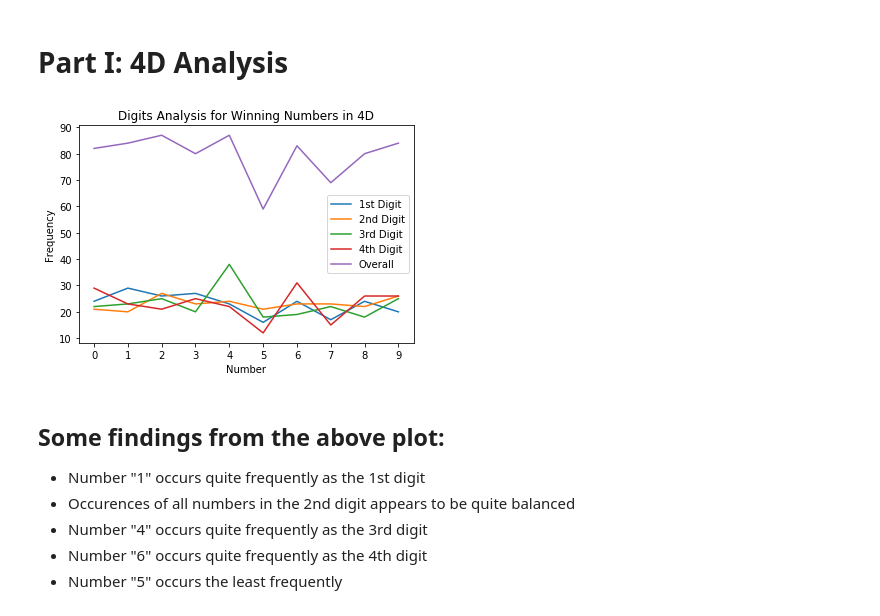
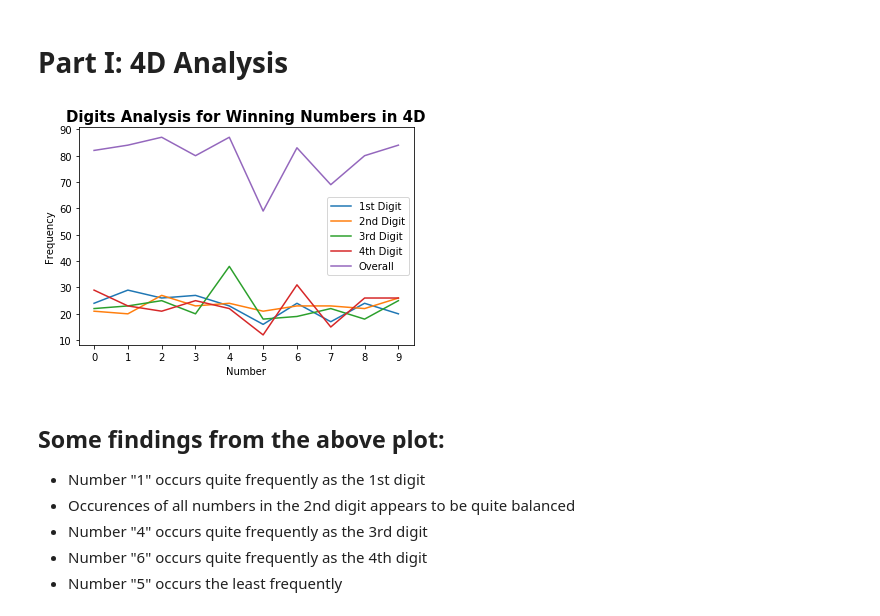
Before and after one commit to yongyct/singapore-pools-analysis, a Jupyter notebook: singapore_pools_analysis.ipynb, the cells around one changed output. Saved outputs shown, nothing was run; the diff lists cells and outputs as text; code cells hidden in the pictures.

```diff
--- a/singapore_pools_analysis.ipynb
+++ b/singapore_pools_analysis.ipynb
@@ -62,12 +75,25 @@ for fd_sppl_id in fd_sppl_ids:
     fd_result_page = requests.get(FD_RESULT_URL + fd_sppl_id)
     fd_result_soup = BeautifulSoup(fd_result_page.content, PARSER_NAME)
 
-    fd_result_dt = datetime.strptime(fd_result_soup.find_all(class_=DRAW_DATE_CLASS)[0].get_text().rpartition(', ')[2], DT_FORMAT)
+    fd_result_dt = datetime.strptime(
+        fd_result_soup.find_all(
+            class_=DRAW_DATE_CLASS
+        )[0].get_text().rpartition(', ')[2],
+        DT_FORMAT
+    )
     fd_result_first_prize = fd_result_soup.find_all(class_=FD_FIRST_PRIZE_CLASS)[0].get_text()
     fd_result_second_prize = fd_result_soup.find_all(class_=FD_SECOND_PRIZE_CLASS)[0].get_text()
     fd_result_third_prize = fd_result_soup.find_all(class_=FD_THIRD_PRIZE_CLASS)[0].get_text()
-    fd_result_starter_prize_list = [fd_prize_num.get_text() for fd_prize_num in fd_result_soup.select(FD_STARTER_PRIZE_CSS_SEL)]
-    fd_result_consolation_prize_list = [fd_prize_num.get_text() for fd_prize_num in fd_result_soup.select(FD_CONSOLAION_PRIZE_CSS_SEL)]
+    fd_result_starter_prize_list = [
+        fd_prize_num.get_text()
+        for fd_prize_num
+        in fd_result_soup.select(FD_STARTER_PRIZE_CSS_SEL)
+    ]
+    fd_result_consolation_prize_list = [
+        fd_prize_num.get_text()
+        for fd_prize_num
+        in fd_result_soup.select(FD_CONSOLAION_PRIZE_CSS_SEL)
+    ]
     fd_result_round_prize_list = fd_result_consolation_prize_list \
                         + fd_result_starter_prize_list \
                         + [fd_result_first_prize, fd_result_second_prize, fd_result_third_prize]
@@ -80,7 +106,11 @@ for fd_sppl_id in fd_sppl_ids:
     for fd_prize_num in fd_result_consolation_prize_list:
         fd_result_list.append([fd_result_dt, fd_prize_num, FD_CONSOLATION_PRIZE_CLASS])
 
-    fd_result_round_lose_numbers = [[fd_result_dt, str(num).zfill(4), LOSE] for num in range(10000) if str(num).zfill(4) not in fd_result_round_prize_list]
+    fd_result_round_lose_numbers = [
+        [fd_result_dt, str(num).zfill(4), LOSE]
+        for num in range(10000)
+        if str(num).zfill(4) not in fd_result_round_prize_list
+    ]
     for fd_lose_set in fd_result_round_lose_numbers:
         fd_result_list.append(fd_lose_set)
 
@@ -120,17 +150,17 @@ digit_freq = fd_result_df[fd_result_df['Prize Type'] != LOSE].iloc[:, -10:].sum(
 # %%
 ### Analysis of Digits ###
 plt.plot(first_digit_freq, label='1st Digit')
 plt.plot(second_digit_freq, label='2nd Digit')
 plt.plot(third_digit_freq, label='3rd Digit')
 plt.plot(fourth_digit_freq, label='4th Digit')
 plt.plot([i for i in range(10)], digit_freq, label='Overall')
-plt.title('Digits Analysis for Winning Numbers in 4D')
+plt.title('Digits Analysis for Winning Numbers in 4D', fontdict={'fontsize':15, 'fontweight':'bold'})
 plt.xlabel('Number')
 plt.ylabel('Frequency')
 plt.legend()
 plt.show()
 # %% [output]
-[figure, old version]
+[figure, new version]
 # %% [markdown]
 ## Some findings from the above plot:
 * Number "1" occurs quite frequently as the 1st digit
```
Also changed, not shown: parts of 17 cells of this notebook.
